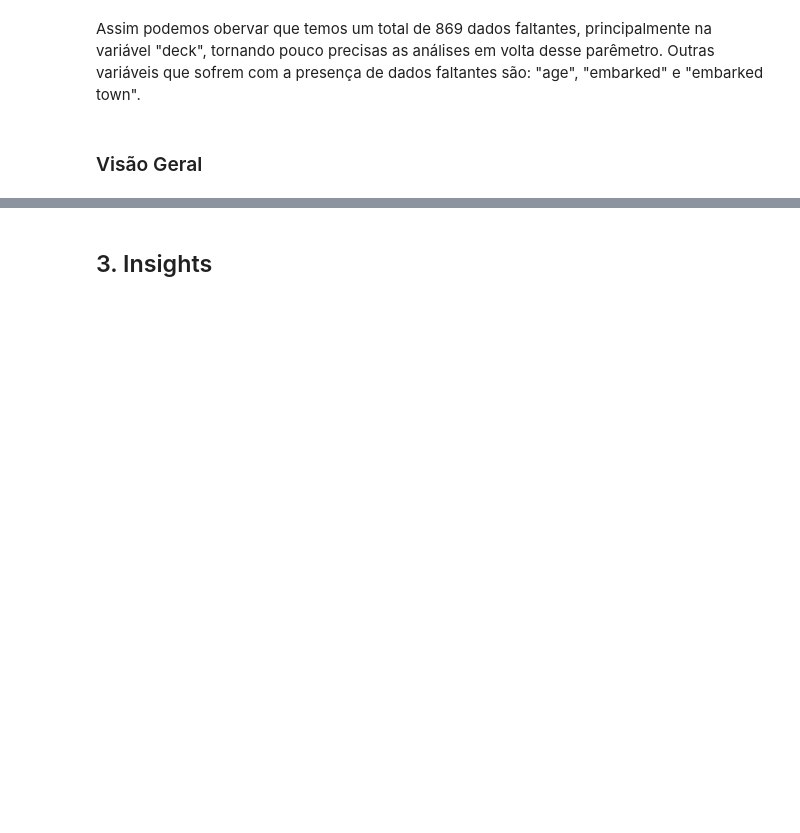
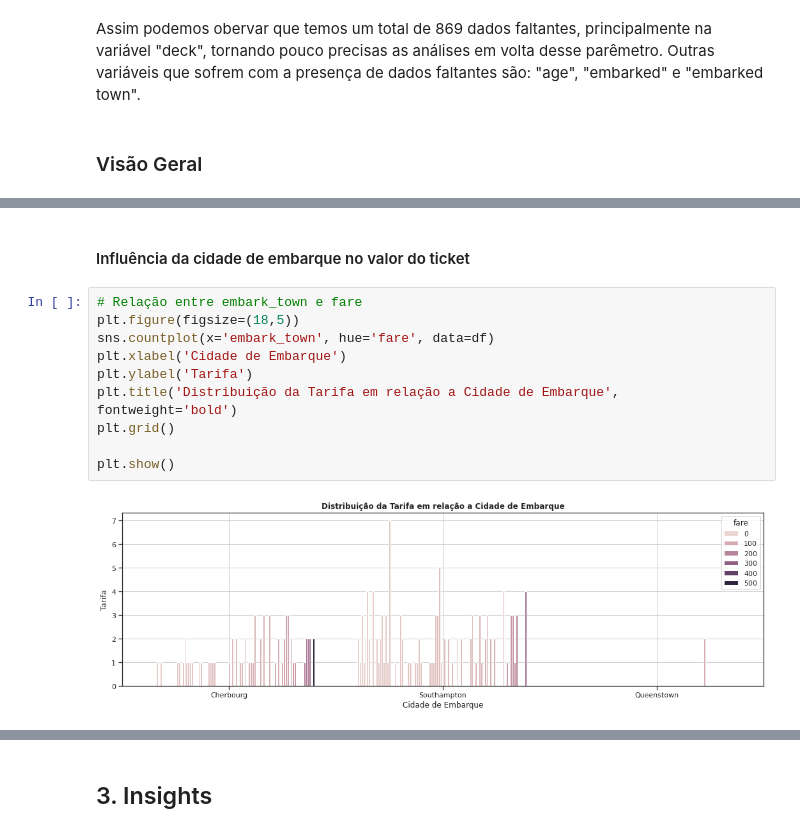
Before and after one commit to Dias04404/avanti-bootcamp-cdd, a Jupyter notebook: notebooks/01-exploratory_data_analysis.ipynb, the cells around one changed output, grey strips where cells are left out. Drawn from its saved outputs; the diff is of its cells as text; blank space fills up the shorter version.

```diff
--- a/notebooks/01-exploratory_data_analysis.ipynb
+++ b/notebooks/01-exploratory_data_analysis.ipynb
@@ -295,0 +325,14 @@ surv_class = df.groupby('pclass')['survived'].value_counts(normalize=True).unsta
+# %% [markdown]
+#### Influência da cidade de embarque no valor do ticket
+# %%
+# Relação entre embark_town e fare
+plt.figure(figsize=(18,5))
+sns.countplot(x='embark_town', hue='fare', data=df)
+plt.xlabel('Cidade de Embarque')
+plt.ylabel('Tarifa')
+plt.title('Distribuição da Tarifa em relação a Cidade de Embarque', fontweight='bold')
+plt.grid()
+
+plt.show()
+# %% [output]
+[figure, added]
```
Also changed, not shown: parts of 28 cells of this notebook, 1 other file.
